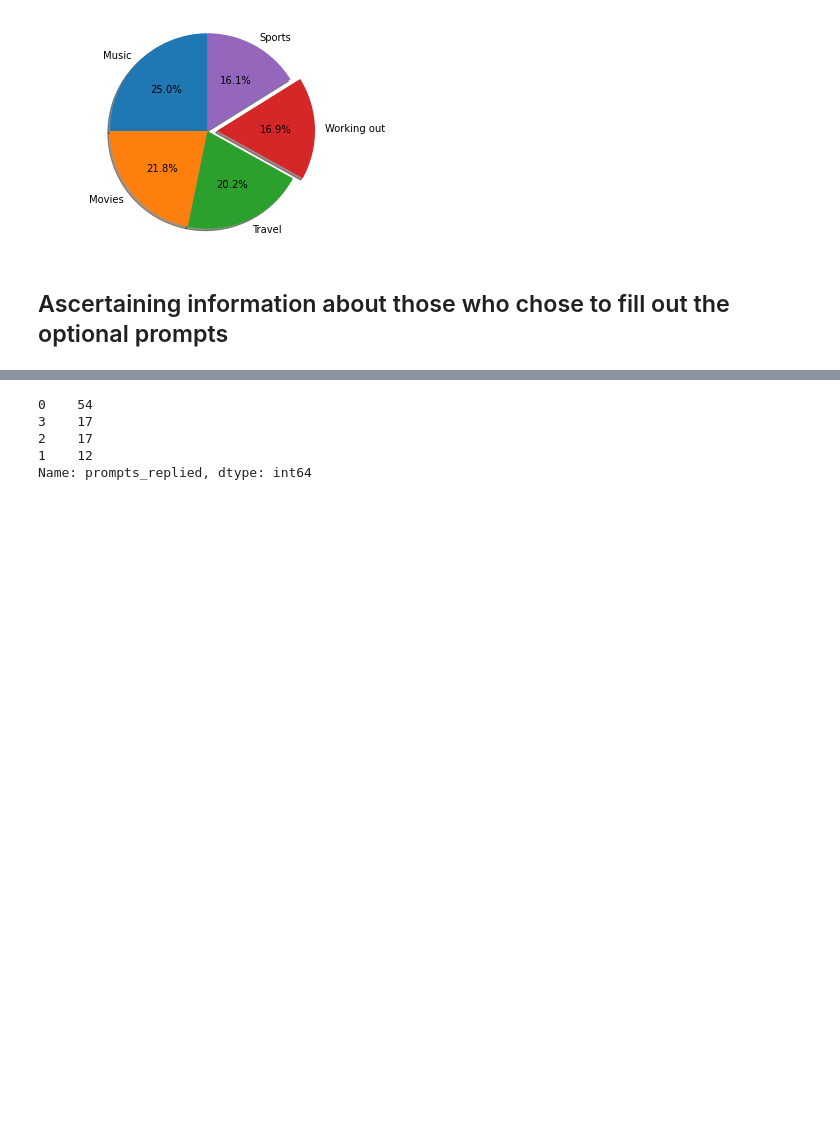
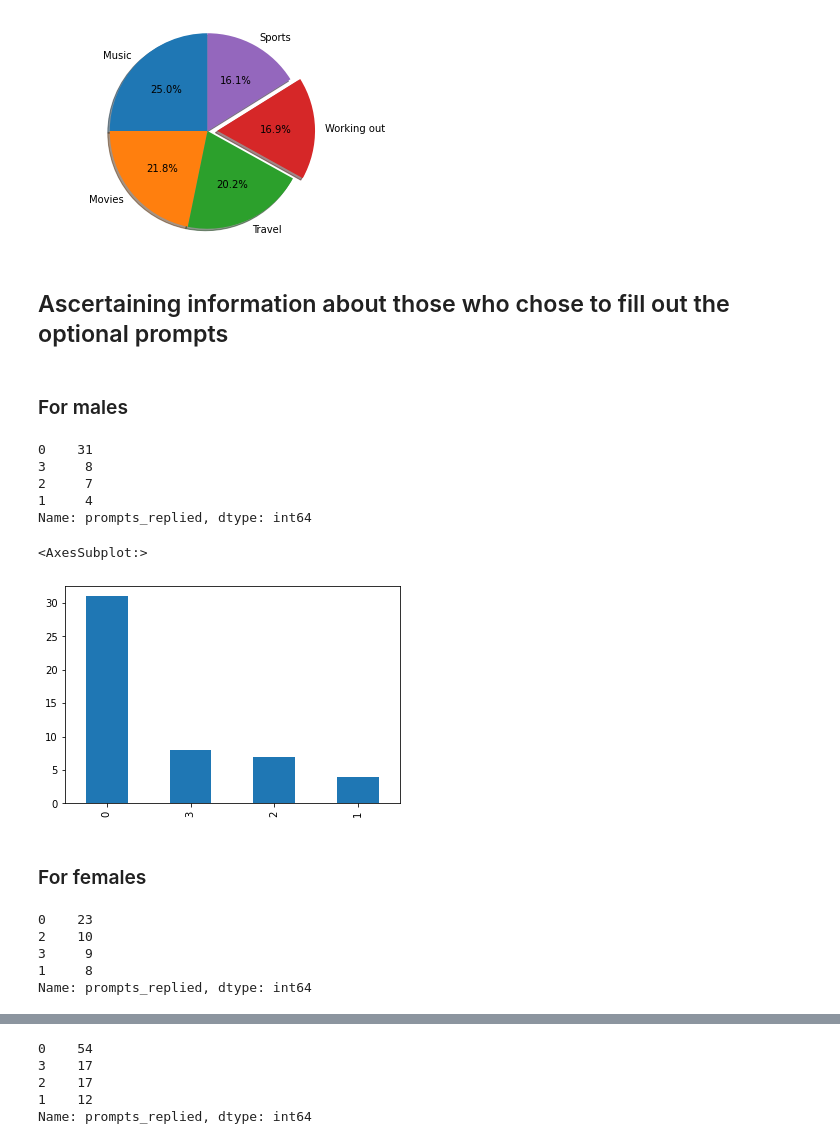
Before and after one commit to ccvale/tinder-profile-analysis, a Jupyter notebook: tinderquery.ipynb, the cells around one changed output, grey strips where cells are left out. Drawn from its saved outputs; the diff is of its cells as text; code cells hidden in the pictures; blank space fills up the shorter version.

```diff
--- a/tinderquery.ipynb
+++ b/tinderquery.ipynb
@@ -124,3 +131,31 @@ generatePie(profiles, (0, 0, 0, 0.1, 0))
 [figure]
 # %% [markdown]
 ## Ascertaining information about those who chose to fill out the optional prompts
+# %% [markdown]
+### For males
+# %%
+'''We want to show the count of people with 3, 2, 1, and 0 answers, and then graph them'''
+males.prompts_replied.value_counts()
+# %% [output]
+0    31
+3     8
+2     7
+1     4
+Name: prompts_replied, dtype: int64
+# %%
+'''and then plot them (neaten it up)'''
+males['prompts_replied'].value_counts().plot(kind='bar')
+# %% [output]
+<AxesSubplot:>
+[figure, added]
+# %% [markdown]
+### For females
+# %%
+'''We want to show the count of people with 3, 2, 1, and 0 answers, and then graph them'''
+females.prompts_replied.value_counts()
+# %% [output]
+0    23
+2    10
+3     9
+1     8
+Name: prompts_replied, dtype: int64
```
Also changed, not shown: parts of 3 cells of this notebook.
